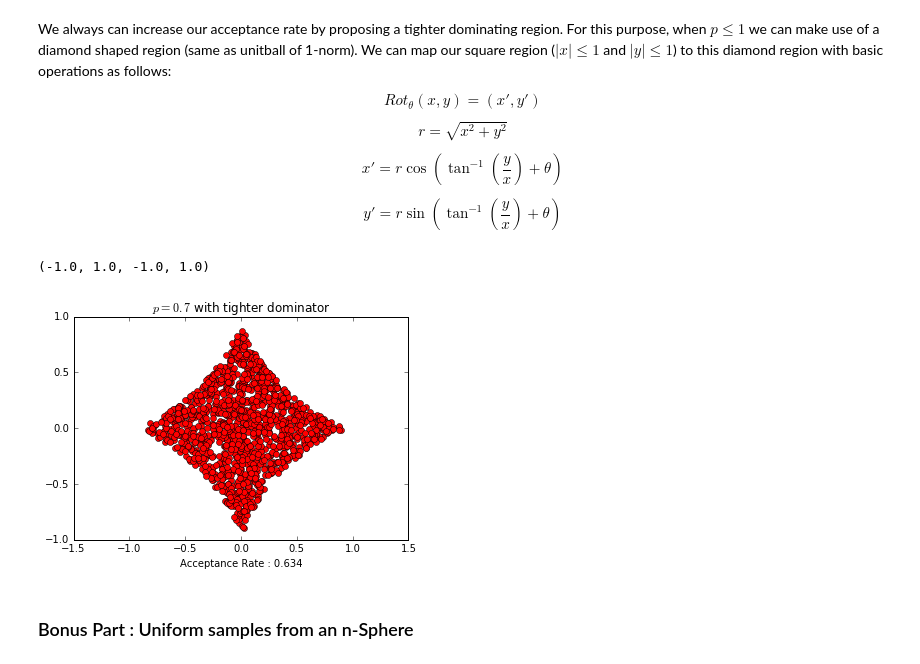
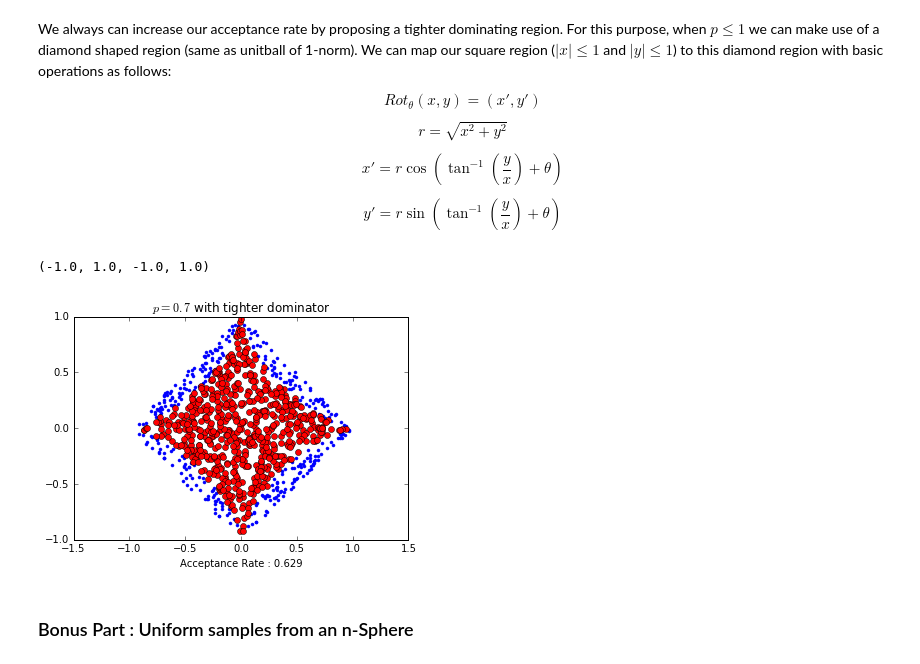
Before and after one commit to Bogazici-CMPE548-Spring2016/Cmpe548-Assignment1, a Jupyter notebook: Cmpe548-Assignment1-2011400186.ipynb, the cells around one changed output. Drawn from its saved outputs; the diff is of its cells as text; code cells hidden in the pictures.

```diff
--- a/Cmpe548-Assignment1-2011400186.ipynb
+++ b/Cmpe548-Assignment1-2011400186.ipynb
@@ -101,30 +104,31 @@ $$y' = r \sin(\tan^{-1}(\frac{y}{x}) + \theta)$$
 # %%
 theta = np.pi / 4 # We rotate +45 degrees
 
 # edges of the diamond are length of square root of 2
 temp_x = np.random.rand(n,1)*(2**0.5)
 temp_y = np.random.rand(n,1)*(2**0.5)
 r = (temp_x**2+temp_y**2)**0.5 # calculate r
 
 # rotate samples
 candidate_x = r * np.cos(np.arctan(temp_y/temp_x) + theta)
 candidate_y = r * np.sin(np.arctan(temp_y/temp_x) + theta) - (1) # down shift y so that center is on (0,0)
 
 point_seven = oracle_2d_unitball(0.7,candidate_x,candidate_y) # true false vector
 good_point_seven = np.nonzero(point_seven)[0] # true indices
 
 x_point_seven = candidate_x[good_point_seven] # get x values
 y_point_seven = candidate_y[good_point_seven] # get y values
 acceptance_rate_point_seven = len(good_point_seven)/float(n)
 
 plt.figure()
 plt.title('$p = 0.7$ with tighter dominator')
 plt.xlabel('Acceptance Rate : '+str(acceptance_rate_point_seven))
+plt.plot(candidate_x,candidate_y,'b.')
 plt.plot(x_point_seven,y_point_seven,'ro')
 plt.axis('equal')
 # %% [output]
 (-1.0, 1.0, -1.0, 1.0)
-[figure, old version]
+[figure, new version]
 # %% [markdown]
 ### Bonus Part : Uniform samples from an n-Sphere
 # %% [markdown]
```
Also changed, not shown: parts of 3 cells of this notebook.
